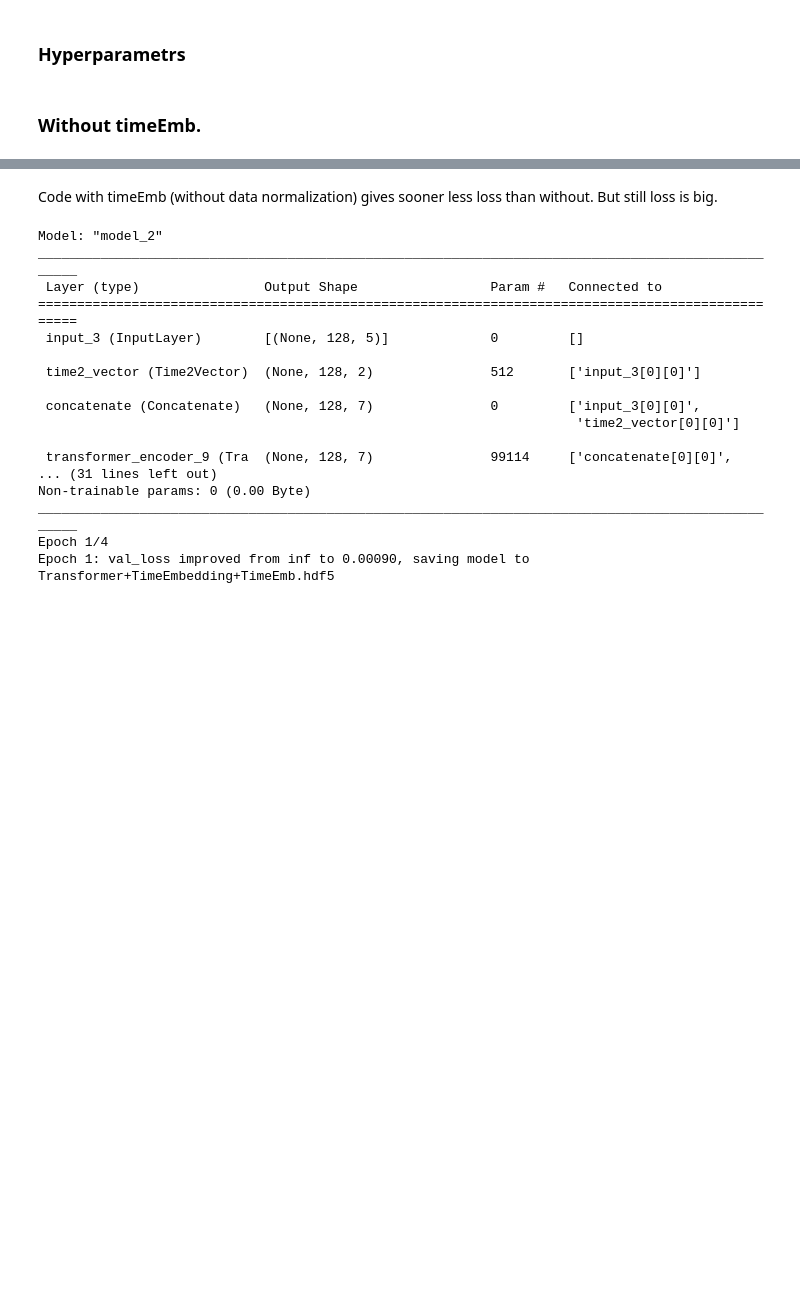
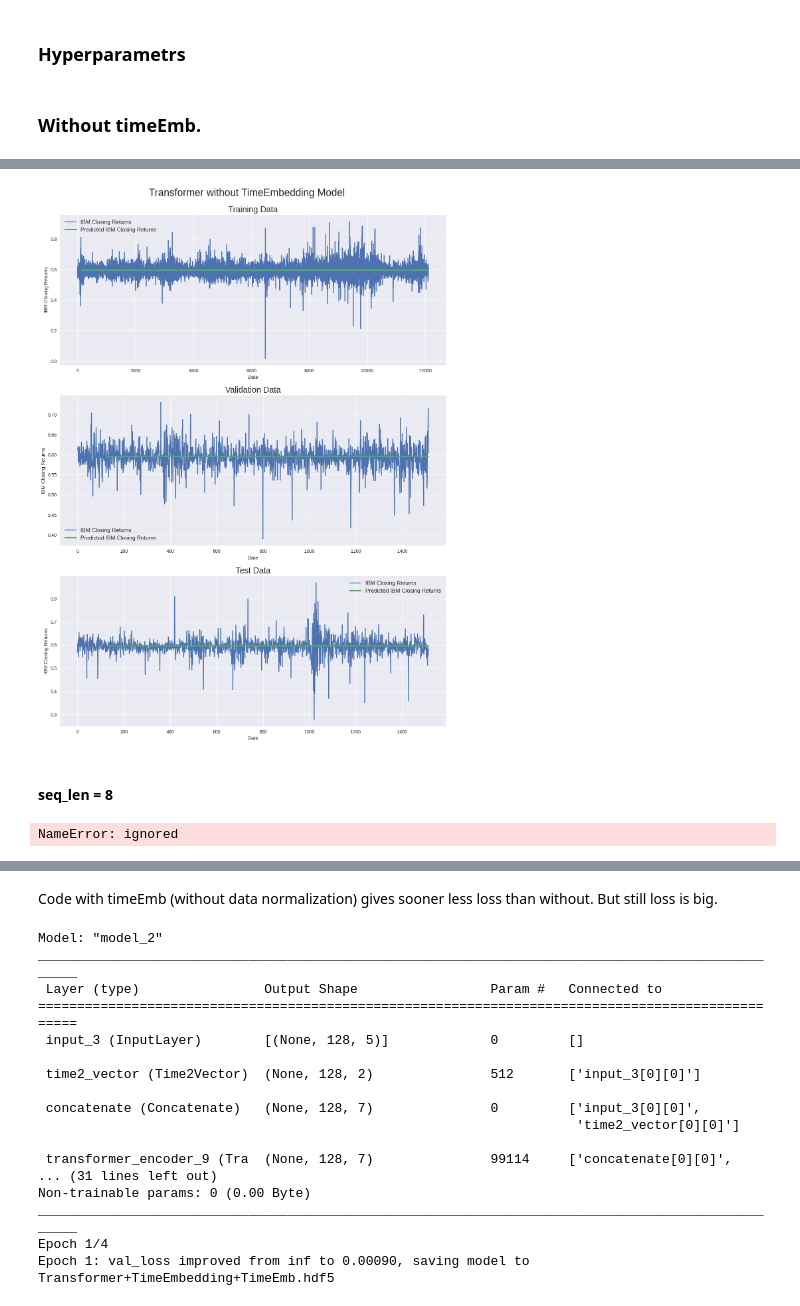
Before and after one commit to annalimm/MultiTimeSeries_Transformer, a Jupyter notebook: MultiTimeSer.ipynb, the cells around one changed output, grey strips where cells are left out. Cells and saved outputs as stored; diff of their text form; code cells hidden in the pictures; blank space fills up the shorter version.

Commit message:
Good prediction with rolling window and bad flat line without it

```diff
--- a/MultiTimeSer.ipynb
+++ b/MultiTimeSer.ipynb
@@ -471,5 +478,7 @@ n_heads = 12
 ff_dim = 256
 # %% [markdown]
 ### Without timeEmb.
+# %%
+drive_file_path = '/content/drive/My Drive/Colab Notebooks/MultiTimeSeries/Transformer+TimeEmbedding.hdf5'
 # %%
 def create_model():
@@ -559,0 +504,24 @@ Epoch 4: val_loss did not improve from 0.00089
+# %%
+model = create_model()
+model.summary()
+
+model.save(drive_file_path)
+
+callback = tf.keras.callbacks.ModelCheckpoint(drive_file_path,
+                                              monitor='val_loss',
+                                              save_best_only=True,
+                                              save_weights_only=False,  # Save the entire model (including architecture)
+                                              verbose=1)
+
+model.fit(X_train, y_train,
+          batch_size=batch_size,
+          epochs=1,
+          callbacks=callback,
+          validation_data=(X_val, y_val))
+
+# Load the model from the Google Drive location
+loaded_model = tf.keras.models.load_model(drive_file_path,
+                                         custom_objects={#'Time2Vector': Time2Vector,
+                                                         'SingleAttention': SingleAttention,
+                                                         'MultiAttention': MultiAttention,
+                                                         'TransformerEncoder': TransformerEncoder})
@@ -560,5 +548,12 @@ Epoch 4: val_loss did not improve from 0.00089
+# %%
+# Load the model from the Google Drive location
+loaded_model = tf.keras.models.load_model(drive_file_path,
+                                         custom_objects={#'Time2Vector': Time2Vector,
+                                                         'SingleAttention': SingleAttention,
+                                                         'MultiAttention': MultiAttention,
+                                                         'TransformerEncoder': TransformerEncoder})
 # %%
 #Calculate predication for training, validation and test data
-train_pred = model.predict(X_train)
-val_pred = model.predict(X_val)
-test_pred = model.predict(X_test)
+train_pred = loaded_model.predict(X_train)
+val_pred = loaded_model.predict(X_val)
+test_pred = loaded_model.predict(X_test)
@@ -601,0 +608,6 @@ ax31.legend(loc="best", fontsize=12)
+# %%
+pred_plot("Transformer without TimeEmbedding Model", train_pred, val_pred, test_pred)
+# %% [output]
+[figure, added]
+# %% [markdown]
+#### seq_len = 8
@@ -601,0 +630,4 @@ ax31.legend(loc="best", fontsize=12)
+# %%
+train_pred8
+# %% [output]
+NameError: ignored
```
Also changed, not shown: parts of 33 cells of this notebook.
